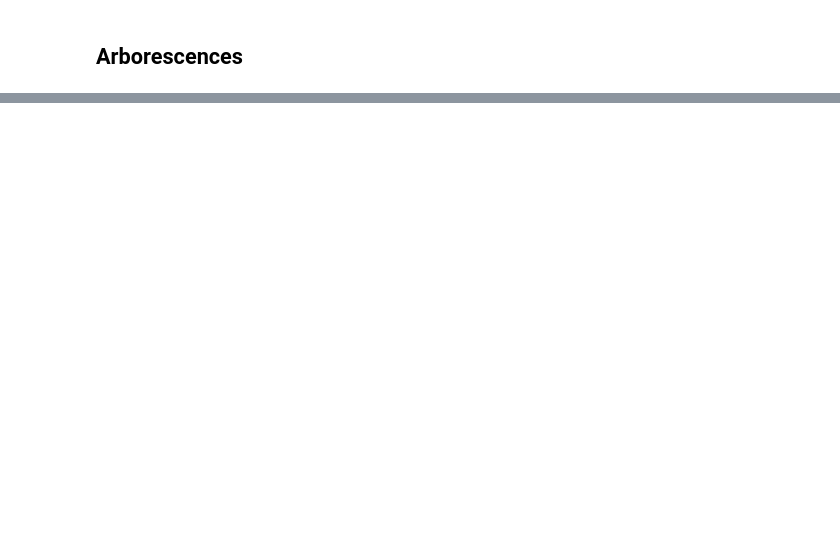
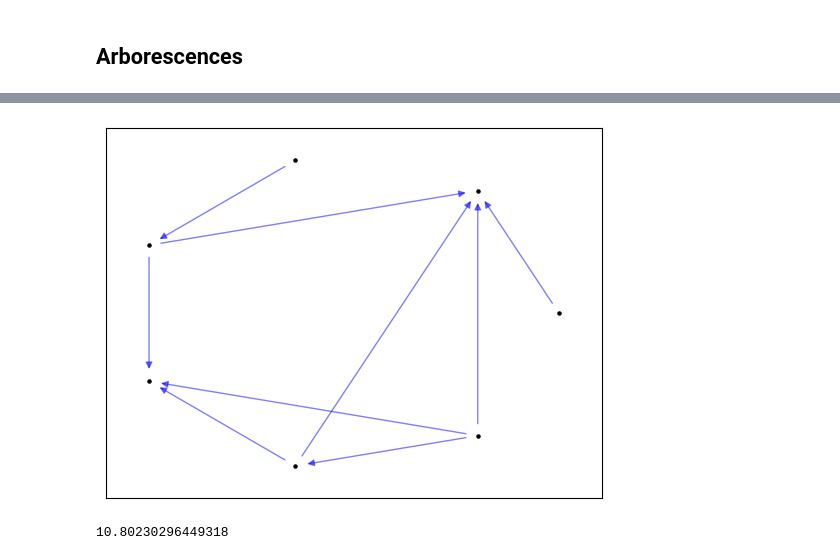
Before and after one commit to hans-riess/prefdynamo, a Jupyter notebook: code/notebook.ipynb, the cells around one changed output, grey strips where cells are left out. Saved outputs shown, nothing was run; the diff lists cells and outputs as text; code cells hidden in the pictures; blank space fills up the shorter version.

Commit message:
no utility

```diff
--- a/code/notebook.ipynb
+++ b/code/notebook.ipynb
@@ -147,0 +210,8 @@ plt.show()
+# %%
+greedy.find_optimum(step_max).plot()
+# %% [output]
+[figure, added]
+# %%
+greedy.utility()
+# %% [output]
+10.80230296449318
```
Also changed, not shown: parts of 21 cells of this notebook, 2 other files.
